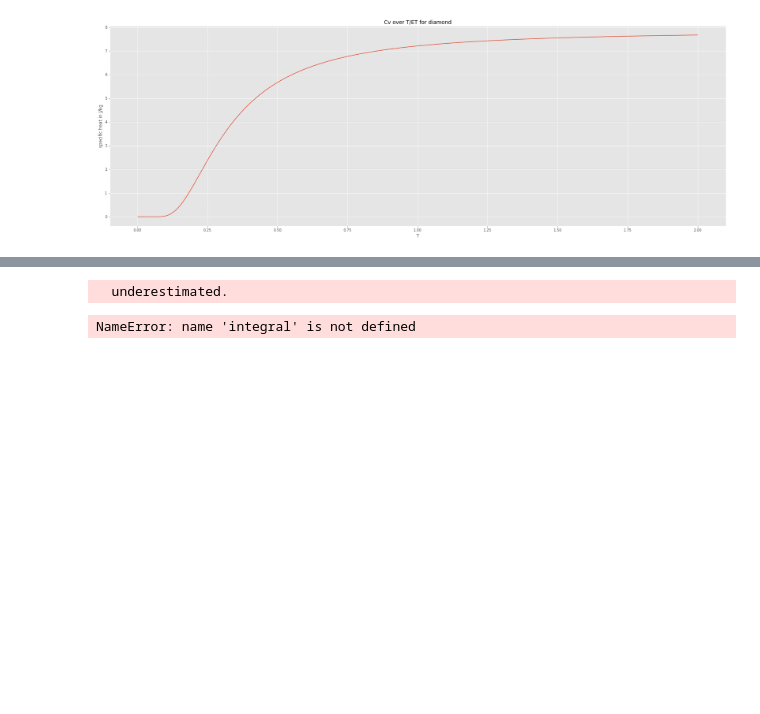
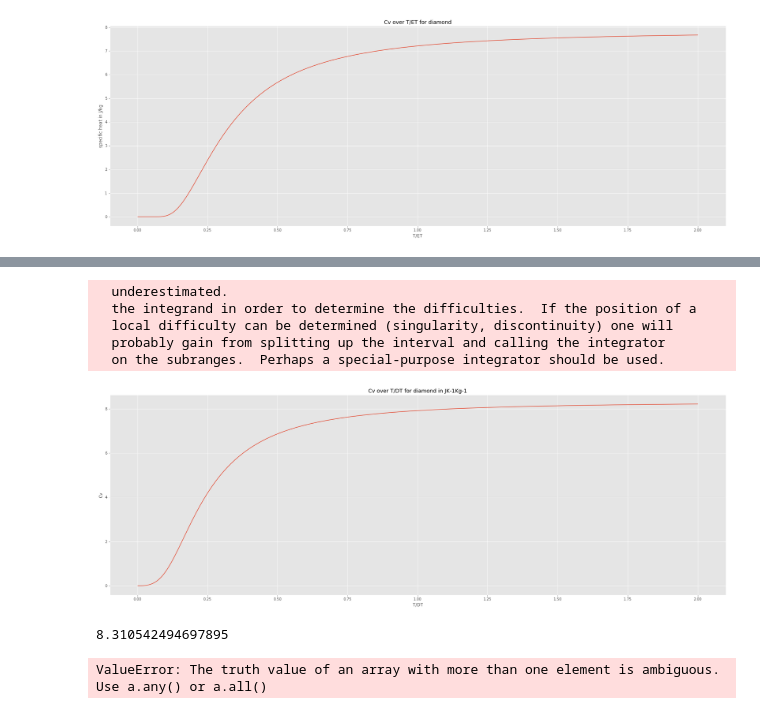
Before and after one commit to Aasrith1906/Mentorship-Program, a Jupyter notebook: session 3/Session 3 (specific heat).ipynb, the cells around one changed output, grey strips where cells are left out. Saved outputs shown, nothing was run; the diff lists cells and outputs as text; code cells hidden in the pictures; blank space fills up the shorter version.

```diff
--- a/session 3/Session 3 (specific heat).ipynb
+++ b/session 3/Session 3 (specific heat).ipynb
@@ -89,7 +90,7 @@ class DebyeFormula():
         self.dt = dt #debye temperate in kelvin
         self.w = 0 #debye frequency
         self.cv = [] #specific heat at constant volume
-        self.t_s = np.arange(1 , 10*self.dt , 0.1) #temperature series between 1 , dt with 0.1k incrememt
+        self.t_s = np.arange(1 , 2*self.dt , 0.1) #temperature series between 1 , dt with 0.1k incrememt
         self.h = 1.054e-34 #plancks constant h-bar
         self.kb =  1.3e-23 #boltzmann constant J/k
         self.xd  = self.dt/self.t_s
@@ -111,22 +112,26 @@ class DebyeFormula():
 
             xd = self.dt/t
             integral_ = integrate.quad(func ,0 , xd)
-            cv_ = 9*3*8.314*((1/xd)**3)*integral[0]
+            cv_ = 3*8.314*((1/xd)**3)*integral_[0]
             self.cv.append(cv_)
 
-    def plot(self):
+    def Plot(self):
 
         self.CalculateSH()
         plt.style.use('ggplot')
         plt.figure(figsize=(30,10))
-        plt.title("Cv over T/DT for {}".format(self.name))
+        plt.title("Cv over T/DT for {} in JK-1Kg-1".format(self.name))
         plt.xlabel("T/DT")
         plt.ylabel("Cv")
-        plt.plot(self.t_s, self.cv)
+        plt.plot(self.t_s/self.dt, self.cv)
         plt.show()
 # %%
 d = DebyeFormula(2933 , "diamond")
-d.plot()
+d.Plot()
 # %% [output]
   underestimated.
+  the integrand in order to determine the difficulties.  If the position of a
+  local difficulty can be determined (singularity, discontinuity) one will
+  probably gain from splitting up the interval and calling the integrator
+  on the subranges.  Perhaps a special-purpose integrator should be used.
-NameError: name 'integral' is not defined
+[figure, added]
@@ -132,0 +146,21 @@ NameError: name 'integral' is not defined
+# %%
+print(SinglePointDebye(2993 , 273))
+# %% [output]
+8.310542494697895
+# %%
+#fitting debye formula curve
+
+cv_no_nan = [0 if math.isnan(x) else x for x in d.cv]
+
+params , pcov = curve_fit(SinglePointDebye , d.t_s , cv_no_nan)
+
+new_cv = [SinglePointDebye(t , *params) for t in d.t_s]
+
+plt.figure(figsize = (30 , 10))
+plt.title("curve fit for debye formula")
+plt.plot(new_cv , d.t_s)
+plt.scatter(d.c_v[::200] , d.t_s[::200])
+plt.xlabel("temperature in kelvin")
+plt.ylabel("cv in JK-1Kg-1 ")
+# %% [output]
+ValueError: The truth value of an array with more than one element is ambiguous. Use a.any() or a.all()
```
Also changed, not shown: parts of 6 cells of this notebook.
